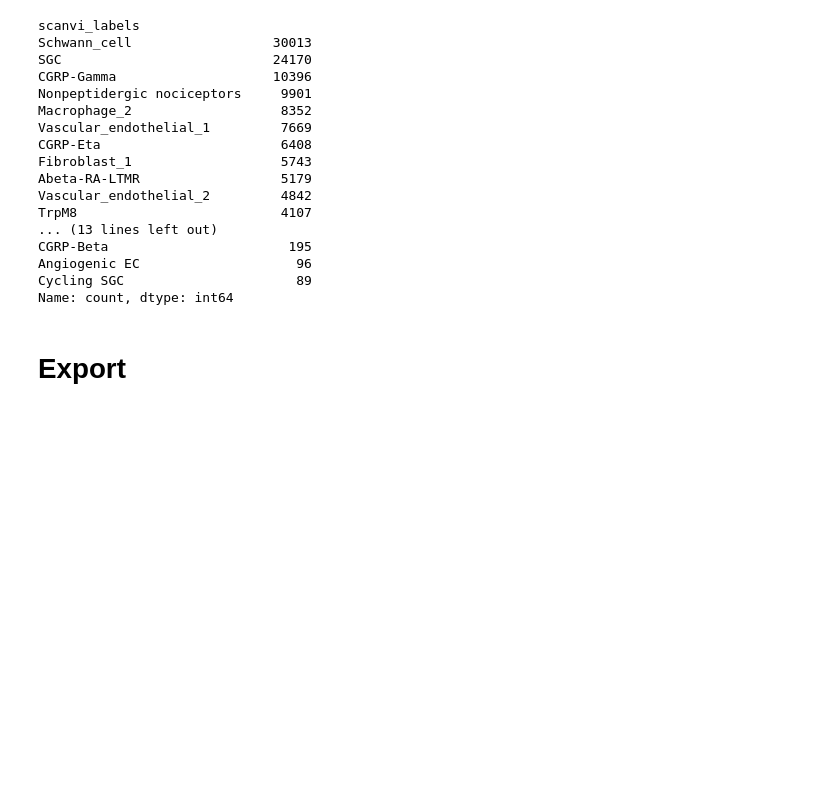
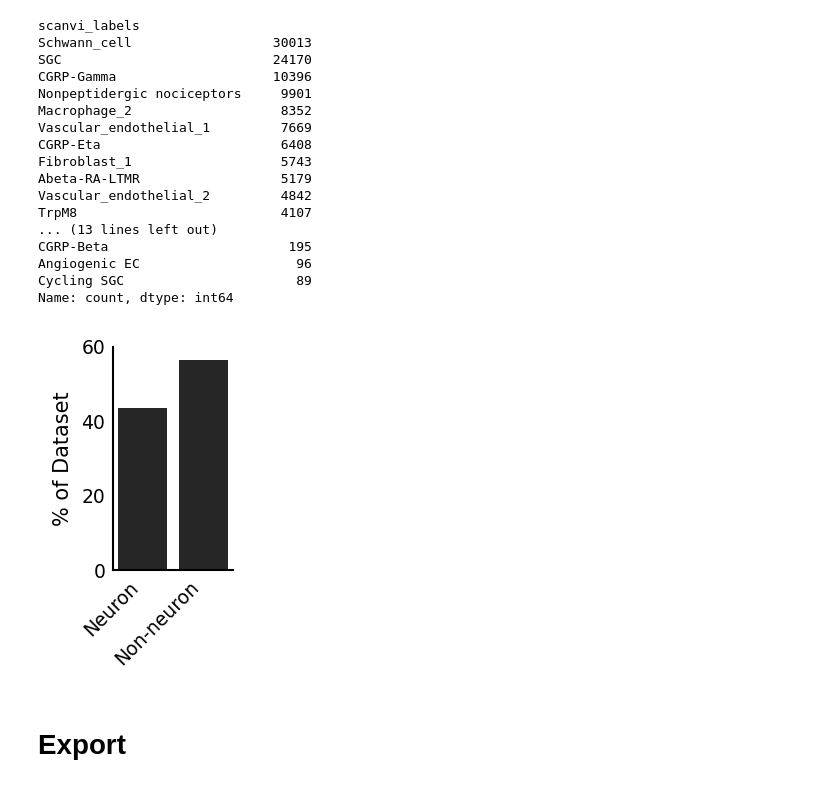
Before and after one commit to aifimmunology/spatial_drg_colon_bladder, a Jupyter notebook: notebooks/03_cell-labels/05_merge-annotations.ipynb, the cells around one changed output. Saved outputs shown, nothing was run; the diff lists cells and outputs as text; code cells hidden in the pictures; blank space fills up the shorter version.

```diff
--- a/notebooks/03_cell-labels/05_merge-annotations.ipynb
+++ b/notebooks/03_cell-labels/05_merge-annotations.ipynb
@@ -228,6 +230,47 @@ label_to_class = {
 for src, dst in [("scanvi_labels", "scanvi_class"),
                  ("seurat_labels", "seurat_class")]:
     adata.obs[dst] = adata.obs[src].map(label_to_class).astype("category")
+# %%
+import matplotlib.pyplot as plt
+
+# Count total and neuron fraction
+counts = adata.obs["seurat_class"].value_counts()
+
+neuron_count = counts.get("Neuron", 0)
+total = counts.sum()
+non_neuron_count = total - neuron_count
+
+# Percentages
+labels = ["Neuron", "Non-neuron"]
+values = [(neuron_count / total) * 100,
+          (non_neuron_count / total) * 100]
+
+# --- Minimal plot ---
+plt.figure(figsize=(1.5, 2.5), dpi=150)
+plt.bar(labels, values, color=["black", "black"], alpha=0.85)   # <-- both gray
+
+# Style: minimalist
+plt.ylim(0, 60)
+plt.ylabel("% of Dataset", fontsize=10)
+plt.xlabel("")
+plt.xticks(rotation=45, ha='right', fontsize=9)   # <-- rotated x labels
+plt.yticks(fontsize=9)
+
+# Only bottom & left spine
+ax = plt.gca()
+ax.spines['top'].set_visible(False)
+ax.spines['right'].set_visible(False)
+ax.spines['left'].set_linewidth(1)
+ax.spines['bottom'].set_linewidth(1)
+
+# No tick marks
+ax.tick_params(axis='y', length=0)
+ax.tick_params(axis='x', length=0)
+
+plt.tight_layout()
+plt.show()
+# %% [output]
+[figure, added]
 # %% [markdown]
 # Export
 # %%
```
Also changed, not shown: parts of 2 cells of this notebook, 1 other file.
